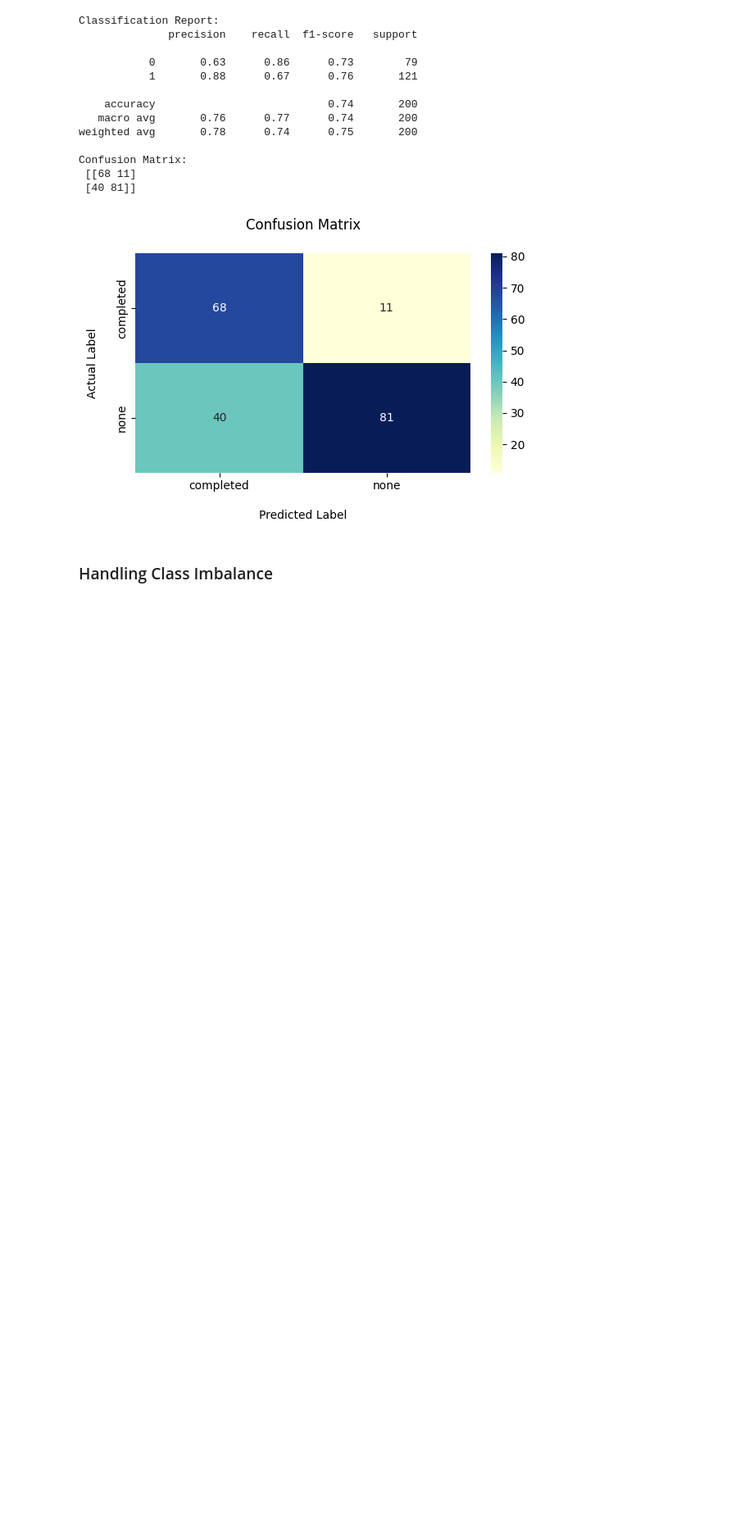
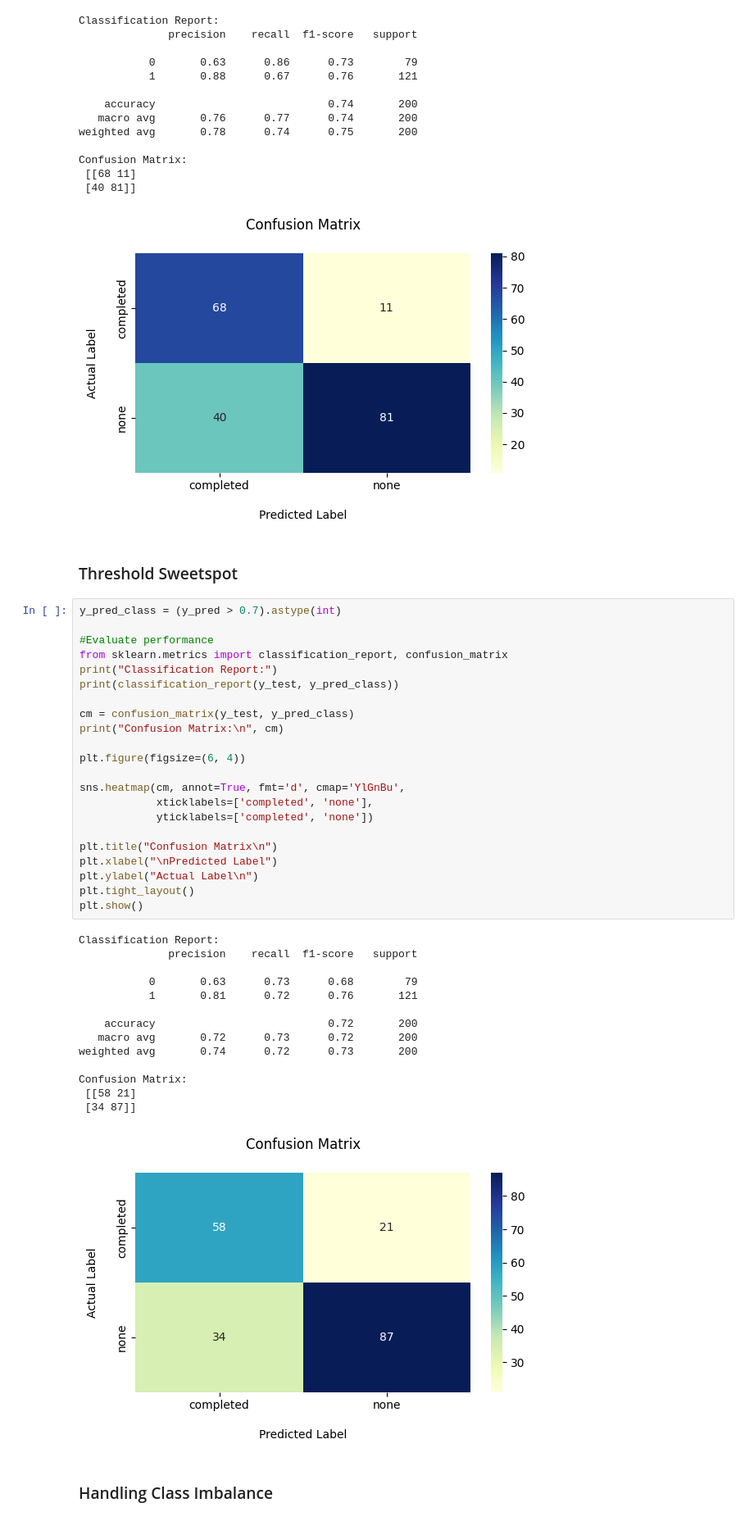
Before and after one commit to SakibMizan/MLProjectStudentPerformance, a Jupyter notebook: SakibMizanProject.ipynb, the cells around one changed output. Shown at 82% size. Cells and saved outputs as stored; diff of their text form; blank space fills up the shorter version.

Commit message:
Threshold Sweetspot before handling imbalance

```diff
--- a/SakibMizanProject.ipynb
+++ b/SakibMizanProject.ipynb
@@ -385,6 +385,45 @@ Confusion Matrix:
  [[68 11]
  [40 81]]
 [figure]
+# %% [markdown]
+### Threshold Sweetspot
+# %%
+y_pred_class = (y_pred > 0.7).astype(int)
+
+#Evaluate performance
+from sklearn.metrics import classification_report, confusion_matrix
+print("Classification Report:")
+print(classification_report(y_test, y_pred_class))
+
+cm = confusion_matrix(y_test, y_pred_class)
+print("Confusion Matrix:\n", cm)
+
+plt.figure(figsize=(6, 4))
+
+sns.heatmap(cm, annot=True, fmt='d', cmap='YlGnBu',
+            xticklabels=['completed', 'none'],
+            yticklabels=['completed', 'none'])
+
+plt.title("Confusion Matrix\n")
+plt.xlabel("\nPredicted Label")
+plt.ylabel("Actual Label\n")
+plt.tight_layout()
+plt.show()
+# %% [output]
+Classification Report:
+              precision    recall  f1-score   support
+
+           0       0.63      0.73      0.68        79
+           1       0.81      0.72      0.76       121
+
+    accuracy                           0.72       200
+   macro avg       0.72      0.73      0.72       200
+weighted avg       0.74      0.72      0.73       200
+
+Confusion Matrix:
+ [[58 21]
+ [34 87]]
+[figure, added]
 # %% [markdown]
 ### Handling Class Imbalance
 # %%
```
